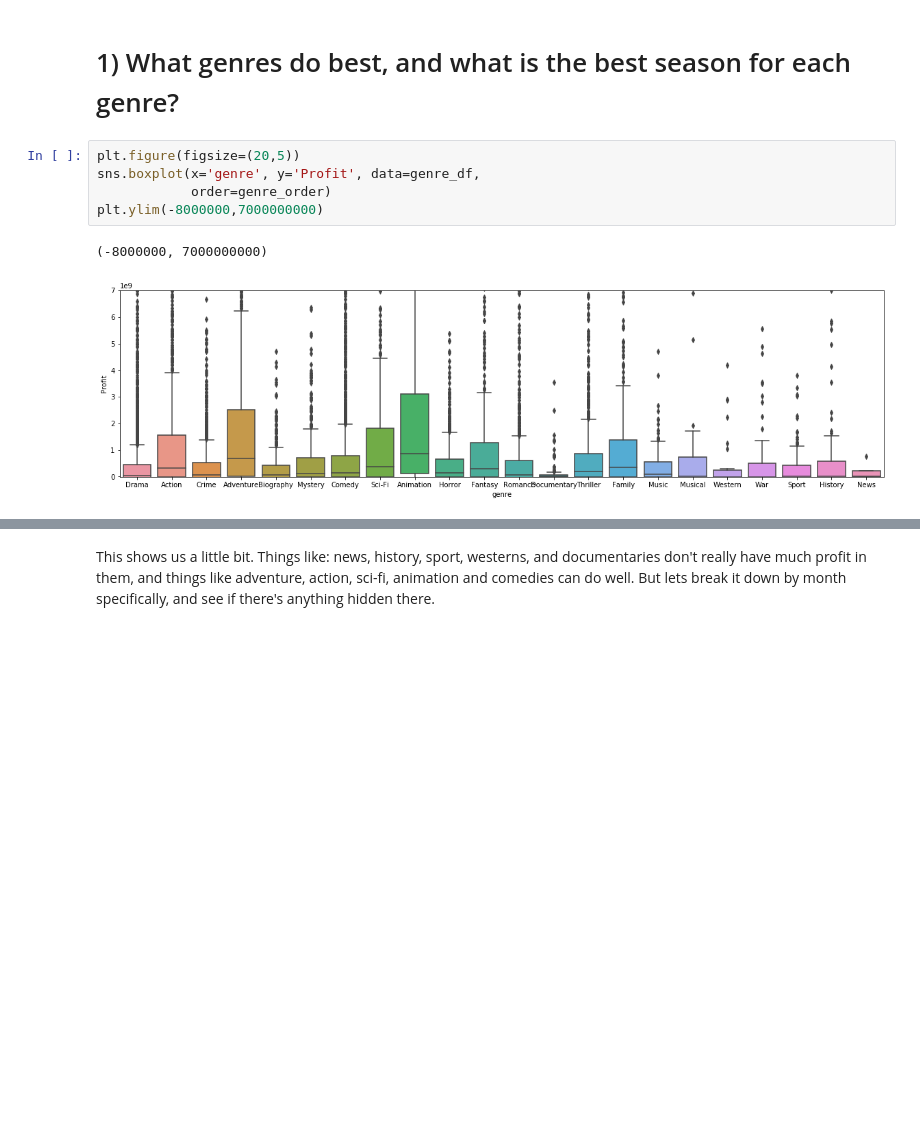
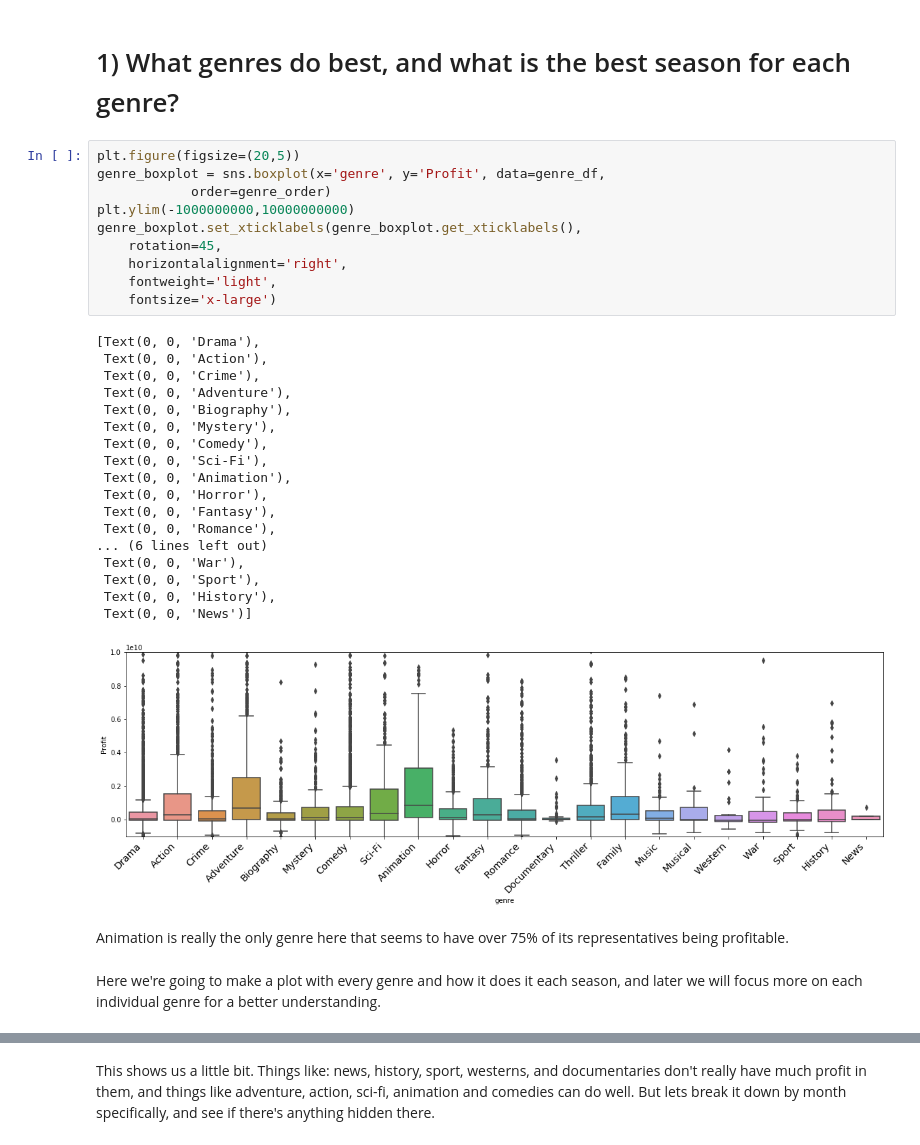
Before and after one commit to snepaul179/dsc-mod-1-project-v2-1-onl01-dtsc-pt-052620, a Jupyter notebook: Final_Vers_ZP.ipynb, the cells around one changed output, grey strips where cells are left out. Saved outputs shown, nothing was run; the diff lists cells and outputs as text; blank space fills up the shorter version.

```diff
--- a/Final_Vers_ZP.ipynb
+++ b/Final_Vers_ZP.ipynb
@@ -321,10 +318,35 @@ genre_df.head()
 # 1) What genres do best, and what is the best season for each genre?
 # %%
 plt.figure(figsize=(20,5))
-sns.boxplot(x='genre', y='Profit', data=genre_df,
+genre_boxplot = sns.boxplot(x='genre', y='Profit', data=genre_df,
             order=genre_order)
-plt.ylim(-8000000,7000000000)
+plt.ylim(-1000000000,10000000000)
+genre_boxplot.set_xticklabels(genre_boxplot.get_xticklabels(),
+    rotation=45,
+    horizontalalignment='right',
+    fontweight='light',
+    fontsize='x-large')
 # %% [output]
-(-8000000, 7000000000)
+[Text(0, 0, 'Drama'),
+ Text(0, 0, 'Action'),
+ Text(0, 0, 'Crime'),
+ Text(0, 0, 'Adventure'),
+ Text(0, 0, 'Biography'),
+ Text(0, 0, 'Mystery'),
+ Text(0, 0, 'Comedy'),
+ Text(0, 0, 'Sci-Fi'),
+ Text(0, 0, 'Animation'),
+ Text(0, 0, 'Horror'),
+ Text(0, 0, 'Fantasy'),
+ Text(0, 0, 'Romance'),
+... (6 lines left out)
+ Text(0, 0, 'War'),
+ Text(0, 0, 'Sport'),
+ Text(0, 0, 'History'),
+ Text(0, 0, 'News')]
-[figure, old version]
+[figure, new version]
+# %% [markdown]
+Animation is really the only genre here that seems to have over 75% of its representatives being profitable.
+# %% [markdown]
+Here we're going to make a plot with every genre and how it does it each season, and later we will focus more on each individual genre for a better understanding.
 # %%
```
Also changed, not shown: parts of 35 cells of this notebook, 1 other file.
